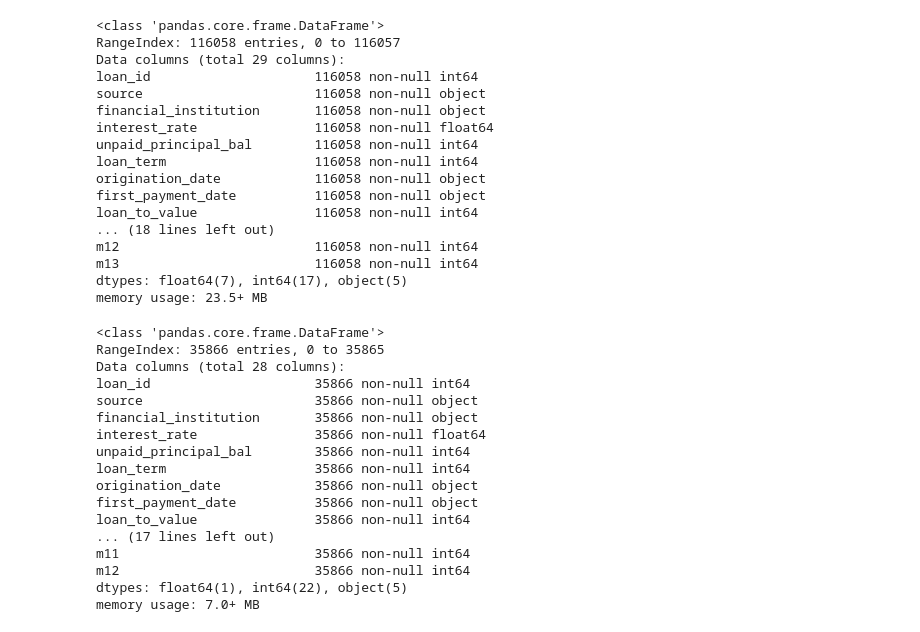
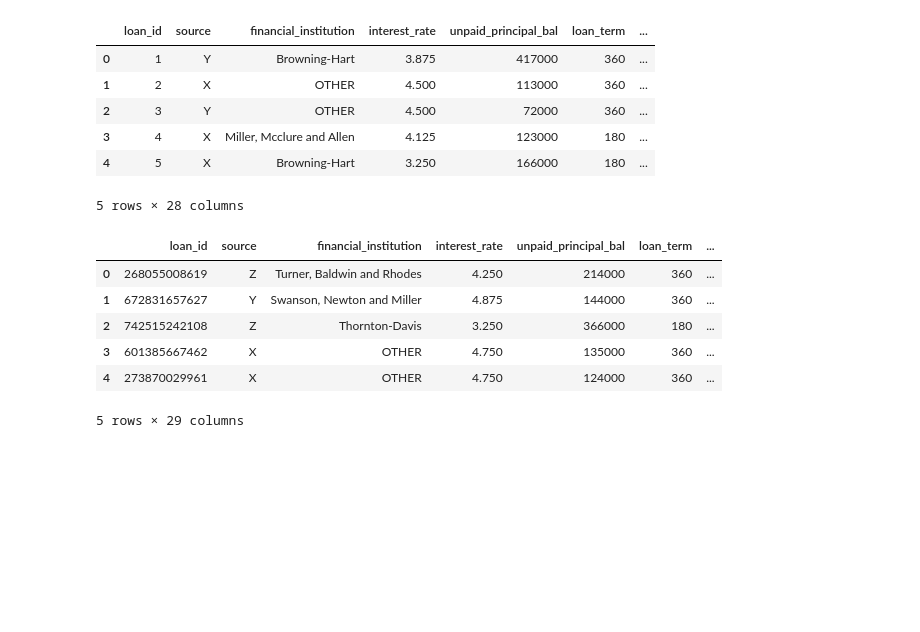
Before and after one commit to gauravr1993/data-analysis, a Jupyter notebook: AV_Hackathon/Loan_AV.ipynb, the cells around one changed output. Saved outputs shown, nothing was run; the diff lists cells and outputs as text; code cells hidden in the pictures; blank space fills up the shorter version.

```diff
--- a/AV_Hackathon/Loan_AV.ipynb
+++ b/AV_Hackathon/Loan_AV.ipynb
@@ -15,46 +17,26 @@ test = pd.read_csv('test.csv')
+# %%
+test.head()
+# %% [output]
+|  | loan_id | source | financial_institution | interest_rate | unpaid_principal_bal | loan_term | ... |
+| 0 | 1 | Y | Browning-Hart | 3.875 | 417000 | 360 | ... |
+| 1 | 2 | X | OTHER | 4.500 | 113000 | 360 | ... |
+| 2 | 3 | Y | OTHER | 4.500 | 72000 | 360 | ... |
+| 3 | 4 | X | Miller, Mcclure and Allen | 4.125 | 123000 | 180 | ... |
+| 4 | 5 | X | Browning-Hart | 3.250 | 166000 | 180 | ... |
+5 rows × 28 columns
 # %%
-train.info()
+train.head()
 # %% [output]
+|  | loan_id | source | financial_institution | interest_rate | unpaid_principal_bal | loan_term | ... |
+| 0 | 268055008619 | Z | Turner, Baldwin and Rhodes | 4.250 | 214000 | 360 | ... |
+| 1 | 672831657627 | Y | Swanson, Newton and Miller | 4.875 | 144000 | 360 | ... |
+| 2 | 742515242108 | Z | Thornton-Davis | 3.250 | 366000 | 180 | ... |
+| 3 | 601385667462 | X | OTHER | 4.750 | 135000 | 360 | ... |
+| 4 | 273870029961 | X | OTHER | 4.750 | 124000 | 360 | ... |
-<class 'pandas.core.frame.DataFrame'>
-RangeIndex: 116058 entries, 0 to 116057
-Data columns (total 29 columns):
-loan_id                     116058 non-null int64
-source                      116058 non-null object
-financial_institution       116058 non-null object
-interest_rate               116058 non-null float64
-unpaid_principal_bal        116058 non-null int64
-loan_term                   116058 non-null int64
-origination_date            116058 non-null object
-first_payment_date          116058 non-null object
-loan_to_value               116058 non-null int64
-... (18 lines left out)
-m12                         116058 non-null int64
-m13                         116058 non-null int64
-dtypes: float64(7), int64(17), object(5)
-memory usage: 23.5+ MB
+5 rows × 29 columns
 # %%
 train_original = train.copy()
 test_original = test.copy()
-# %%
-test.info()
-# %% [output]
-<class 'pandas.core.frame.DataFrame'>
-RangeIndex: 35866 entries, 0 to 35865
-Data columns (total 28 columns):
-loan_id                     35866 non-null int64
-source                      35866 non-null object
-financial_institution       35866 non-null object
-interest_rate               35866 non-null float64
-unpaid_principal_bal        35866 non-null int64
-loan_term                   35866 non-null int64
-origination_date            35866 non-null object
-first_payment_date          35866 non-null object
-loan_to_value               35866 non-null int64
-... (17 lines left out)
-m11                         35866 non-null int64
-m12                         35866 non-null int64
-dtypes: float64(1), int64(22), object(5)
-memory usage: 7.0+ MB
 # %%
 plt.figure(1)
 source=pd.crosstab(train['loan_purpose'],train['m13'])
```
Also changed, not shown: parts of 27 cells of this notebook, 3 other files.
